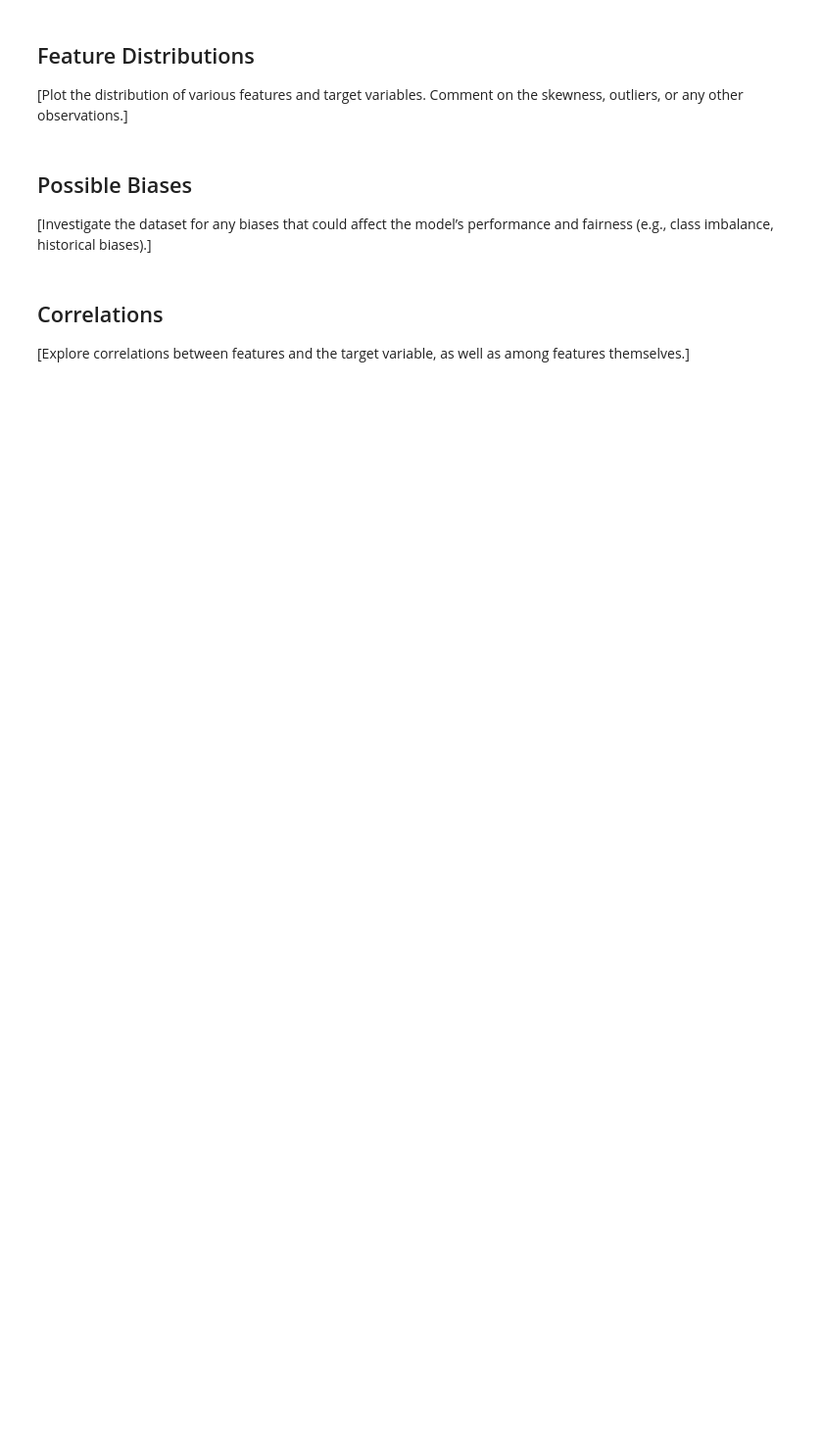
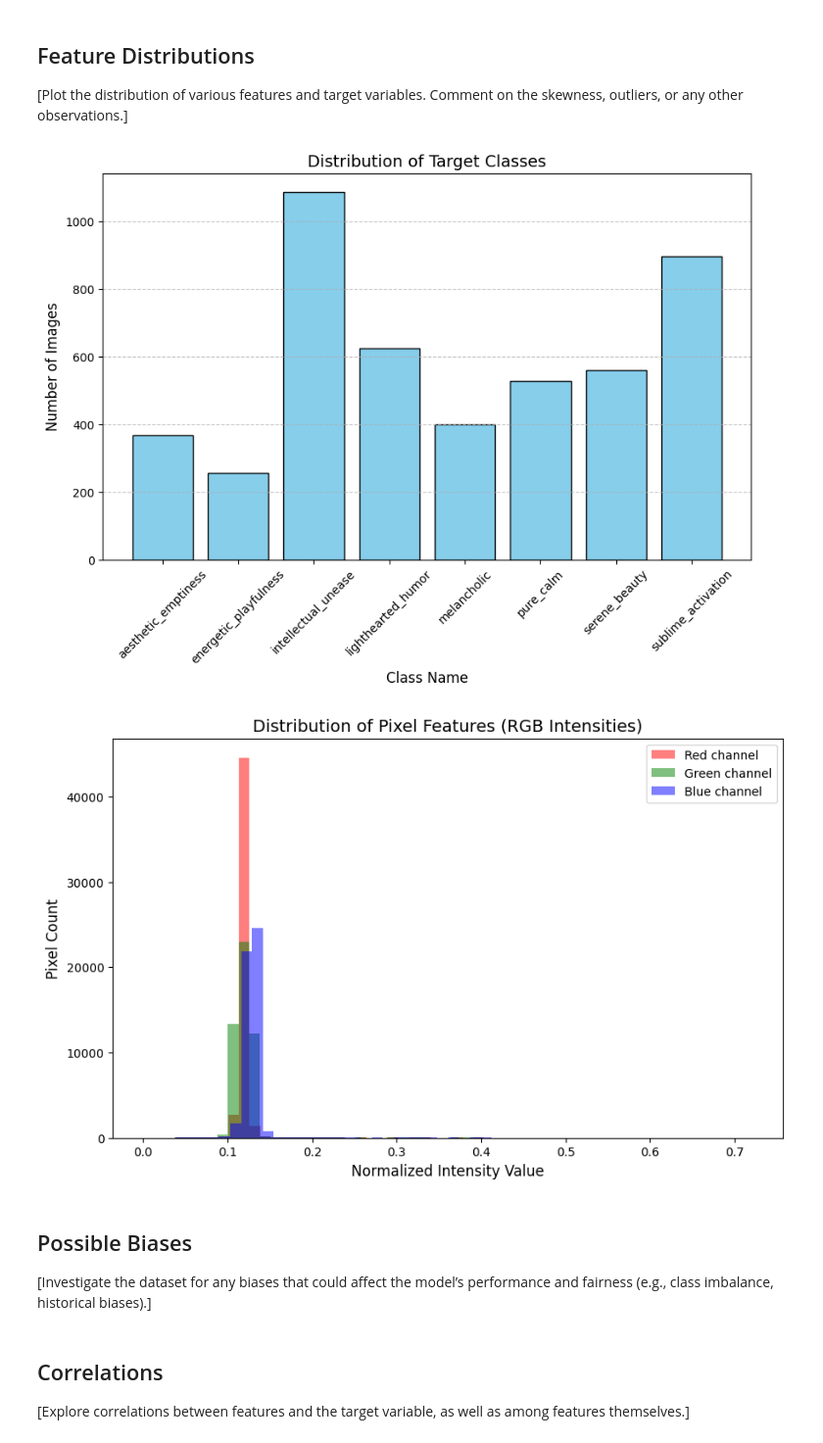
Before and after one commit to dmitryvergeles/aesthetic-emotions-map, a Jupyter notebook: 1_DatasetCharacteristics/exploratory_data_analysis.ipynb, the cells around one changed output. Shown at 98% size. Saved outputs shown, nothing was run; the diff lists cells and outputs as text; code cells hidden in the pictures; blank space fills up the shorter version.

```diff
--- a/1_DatasetCharacteristics/exploratory_data_analysis.ipynb
+++ b/1_DatasetCharacteristics/exploratory_data_analysis.ipynb
@@ -160,3 +218,47 @@ plt.show()
+# %%
+# Example: Plotting histograms of all numerical features
+#df.hist(figsize=(12, 12))
+#plt.show()
+
+
+import matplotlib.pyplot as plt
+from collections import Counter
+
+# Get class names and counts
+class_names = my_dataset_train.classes
+label_counts = Counter([label for _, label in my_dataset_train.imgs])
+counts = [label_counts[i] for i in range(len(class_names))]
+
+# Plot
+plt.figure(figsize=(10, 6))
+plt.bar(class_names, counts, color='skyblue', edgecolor='black')
+plt.title("Distribution of Target Classes", fontsize=14)
+plt.xlabel("Class Name", fontsize=12)
+plt.ylabel("Number of Images", fontsize=12)
+plt.xticks(rotation=45)
+plt.grid(axis='y', linestyle='--', alpha=0.7)
+plt.show()
+
+
+
+# Extract one image from the dataset
+img, _ = my_dataset_train[100] # Using index 100 as in your previous check
+img_np = img.numpy()
+
+plt.figure(figsize=(10, 6))
+colors = ('red', 'green', 'blue')
+for i, color in enumerate(colors):
+    # .ravel() flattens the 2D image channel into a 1D array for the histogram
+    plt.hist(img_np[i].ravel(), bins=56, color=color, alpha=0.5, label=f'{color.title()} channel')
+
+plt.title("Distribution of Pixel Features (RGB Intensities)", fontsize=14)
+plt.xlabel("Normalized Intensity Value", fontsize=12)
+plt.ylabel("Pixel Count", fontsize=12)
+plt.legend()
+plt.show()
+# %% [output]
+[figure, added]
+[figure, added]
 # %% [markdown]
 ## Possible Biases
 
```
Also changed, not shown: parts of 5 cells of this notebook.
